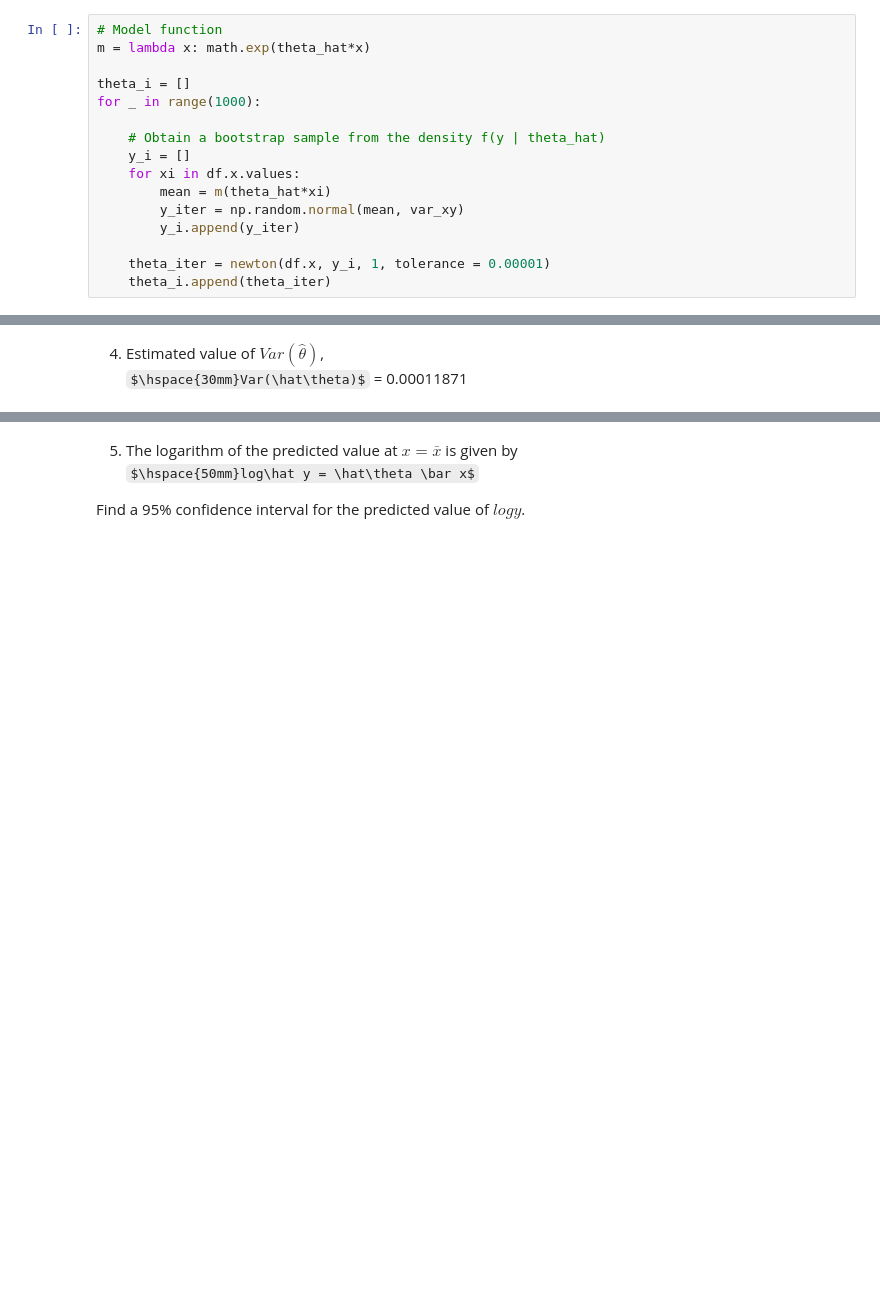
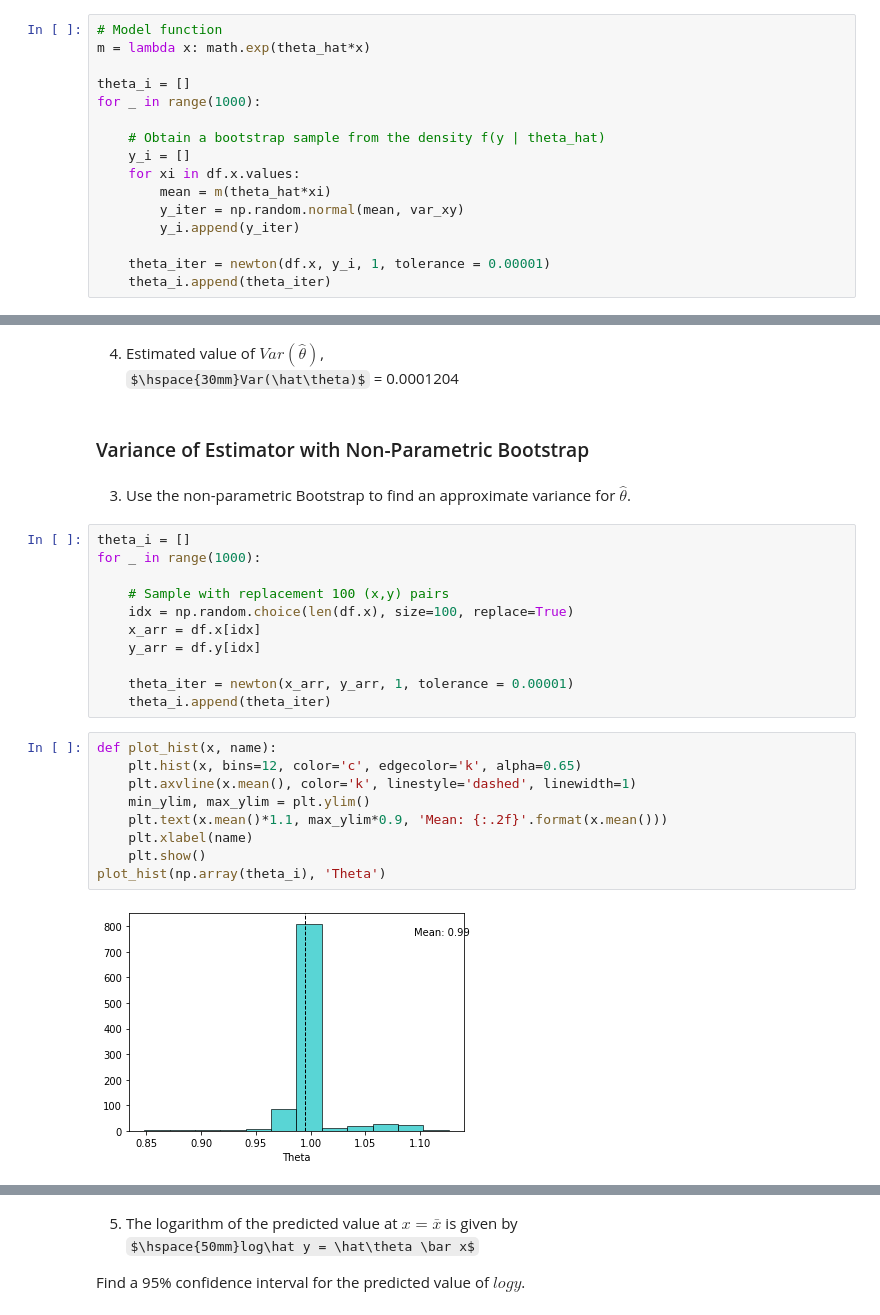
Before and after one commit to LorenzoPeve/Linear_Regression, a Jupyter notebook: Non_linear_Regression/Nonlinear_regression_example1.ipynb, the cells around one changed output, grey strips where cells are left out. Cells and saved outputs as stored; diff of their text form; some formulas as TeX source; blank space fills up the shorter version.

Commit message:
Added non-parametric bootsrap

```diff
--- a/Non_linear_Regression/Nonlinear_regression_example1.ipynb
+++ b/Non_linear_Regression/Nonlinear_regression_example1.ipynb
@@ -193,3 +194,29 @@ var_theta_hat
 # %% [markdown]
 4. Estimated value of $Var(\hat\theta)$, <br>
-$\hspace{30mm}Var(\hat\theta)$ = 0.00011871
+$\hspace{30mm}Var(\hat\theta)$ = 0.0001204
+# %% [markdown]
+### Variance of Estimator with Non-Parametric Bootstrap
+# %% [markdown]
+3. Use the non-parametric Bootstrap to find an approximate variance for $\hat\theta$.
+# %%
+theta_i = []
+for _ in range(1000):
+
+    # Sample with replacement 100 (x,y) pairs
+    idx = np.random.choice(len(df.x), size=100, replace=True)
+    x_arr = df.x[idx]
+    y_arr = df.y[idx]
+
+    theta_iter = newton(x_arr, y_arr, 1, tolerance = 0.00001)
+    theta_i.append(theta_iter)
+# %%
+def plot_hist(x, name):
+    plt.hist(x, bins=12, color='c', edgecolor='k', alpha=0.65)
+    plt.axvline(x.mean(), color='k', linestyle='dashed', linewidth=1)
+    min_ylim, max_ylim = plt.ylim()
+    plt.text(x.mean()*1.1, max_ylim*0.9, 'Mean: {:.2f}'.format(x.mean()))
+    plt.xlabel(name)
+    plt.show()
+plot_hist(np.array(theta_i), 'Theta')
+# %% [output]
+[figure, added]
```
Also changed, not shown: parts of 8 cells of this notebook.
